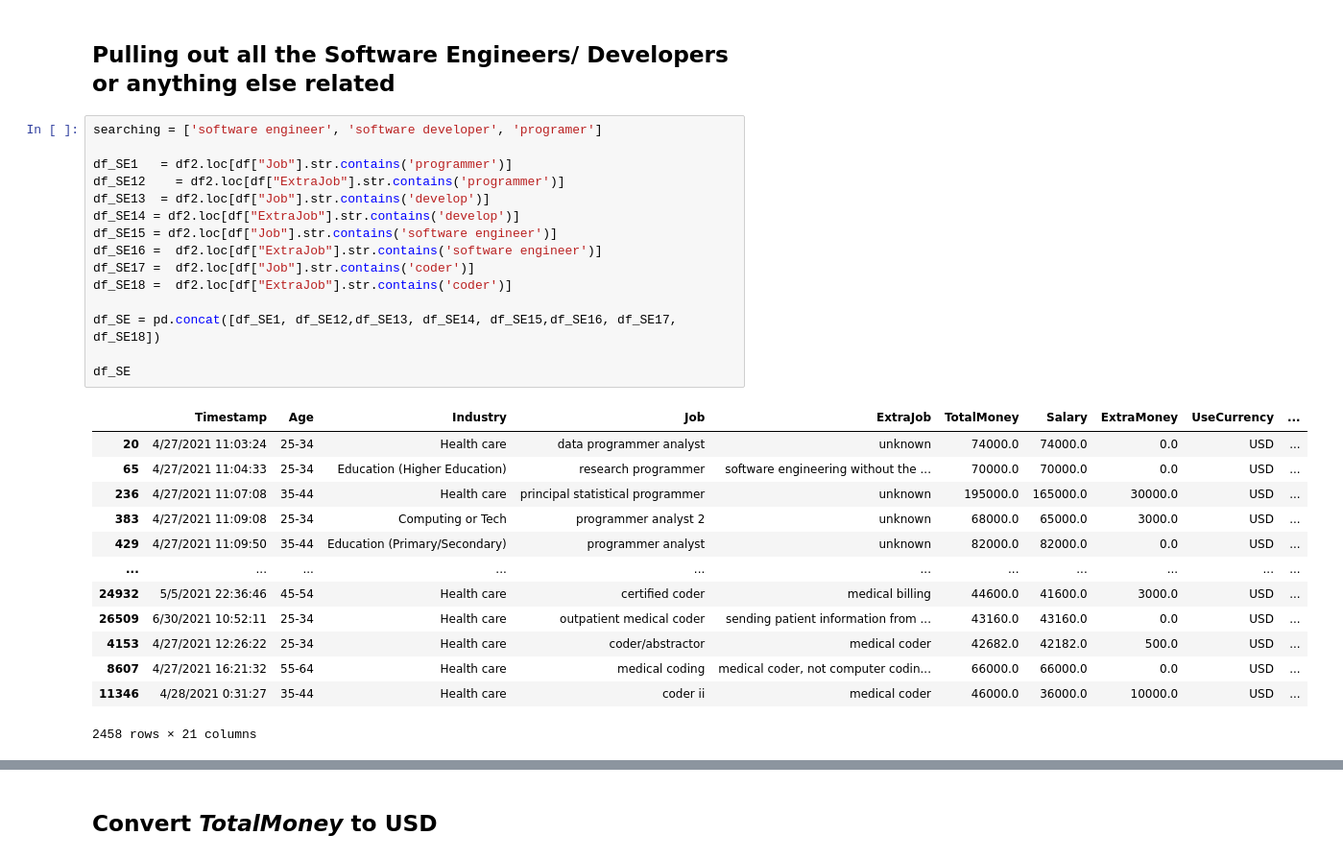
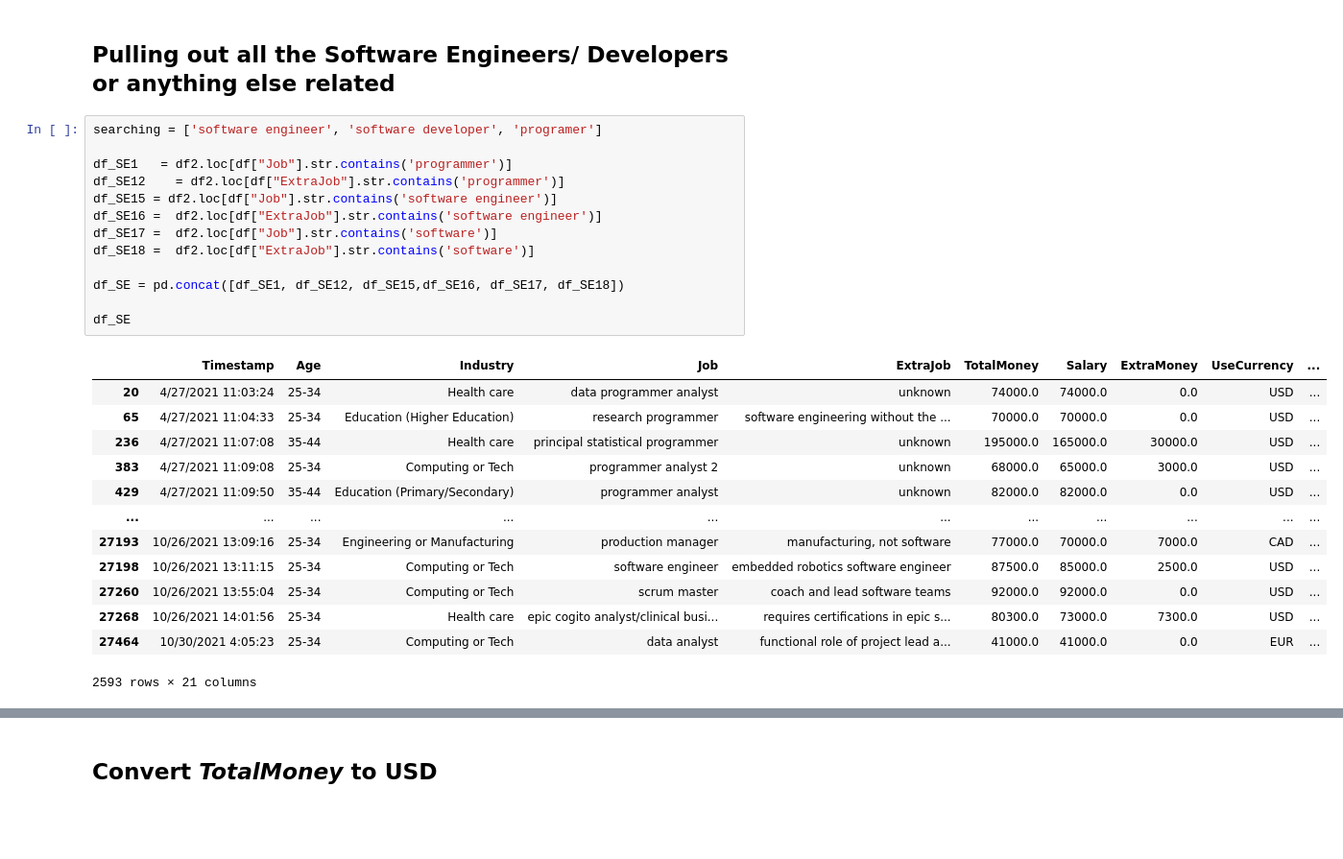
Before and after one commit to amberglie/Portfolio, a Jupyter notebook: Data301:Project1/Project1_0.ipynb, the cells around one changed output, grey strips where cells are left out. Shown at 96% size. Drawn from its saved outputs; the diff is of its cells as text; blank space fills up the shorter version.

```diff
--- a/Data301:Project1/Project1_0.ipynb
+++ b/Data301:Project1/Project1_0.ipynb
@@ -327,29 +309,27 @@ Now we can continue with a known Currency for each row
 # %%
 searching = ['software engineer', 'software developer', 'programer']
 
 df_SE1   = df2.loc[df["Job"].str.contains('programmer')]
 df_SE12    = df2.loc[df["ExtraJob"].str.contains('programmer')]
-df_SE13  = df2.loc[df["Job"].str.contains('develop')]
-df_SE14 = df2.loc[df["ExtraJob"].str.contains('develop')]
 df_SE15 = df2.loc[df["Job"].str.contains('software engineer')]
 df_SE16 =  df2.loc[df["ExtraJob"].str.contains('software engineer')]
-df_SE17 =  df2.loc[df["Job"].str.contains('coder')]
-df_SE18 =  df2.loc[df["ExtraJob"].str.contains('coder')]
+df_SE17 =  df2.loc[df["Job"].str.contains('software')]
+df_SE18 =  df2.loc[df["ExtraJob"].str.contains('software')]
 
-df_SE = pd.concat([df_SE1, df_SE12,df_SE13, df_SE14, df_SE15,df_SE16, df_SE17, df_SE18])
+df_SE = pd.concat([df_SE1, df_SE12, df_SE15,df_SE16, df_SE17, df_SE18])
 
 df_SE
 # %% [output]
 |  | Timestamp | Age | Industry | Job | ExtraJob | TotalMoney | Salary | ExtraMoney | UseCurrency | ... |
 | 20 | 4/27/2021 11:03:24 | 25-34 | Health care | data programmer analyst | unknown | 74000.0 | 74000.0 | 0.0 | USD | ... |
 | 65 | 4/27/2021 11:04:33 | 25-34 | Education (Higher Education) | research programmer | software engineering without the ... | 70000.0 | 70000.0 | 0.0 | USD | ... |
 | 236 | 4/27/2021 11:07:08 | 35-44 | Health care | principal statistical programmer | unknown | 195000.0 | 165000.0 | 30000.0 | USD | ... |
 | 383 | 4/27/2021 11:09:08 | 25-34 | Computing or Tech | programmer analyst 2 | unknown | 68000.0 | 65000.0 | 3000.0 | USD | ... |
 | 429 | 4/27/2021 11:09:50 | 35-44 | Education (Primary/Secondary) | programmer analyst | unknown | 82000.0 | 82000.0 | 0.0 | USD | ... |
 | ... | ... | ... | ... | ... | ... | ... | ... | ... | ... | ... |
-| 24932 | 5/5/2021 22:36:46 | 45-54 | Health care | certified coder | medical billing | 44600.0 | 41600.0 | 3000.0 | USD | ... |
-| 26509 | 6/30/2021 10:52:11 | 25-34 | Health care | outpatient medical coder | sending patient information from ... | 43160.0 | 43160.0 | 0.0 | USD | ... |
-| 4153 | 4/27/2021 12:26:22 | 25-34 | Health care | coder/abstractor | medical coder | 42682.0 | 42182.0 | 500.0 | USD | ... |
-| 8607 | 4/27/2021 16:21:32 | 55-64 | Health care | medical coding | medical coder, not computer codin... | 66000.0 | 66000.0 | 0.0 | USD | ... |
-| 11346 | 4/28/2021 0:31:27 | 35-44 | Health care | coder ii | medical coder | 46000.0 | 36000.0 | 10000.0 | USD | ... |
+| 27193 | 10/26/2021 13:09:16 | 25-34 | Engineering or Manufacturing | production manager | manufacturing, not software | 77000.0 | 70000.0 | 7000.0 | CAD | ... |
+| 27198 | 10/26/2021 13:11:15 | 25-34 | Computing or Tech | software engineer | embedded robotics software engineer | 87500.0 | 85000.0 | 2500.0 | USD | ... |
+| 27260 | 10/26/2021 13:55:04 | 25-34 | Computing or Tech | scrum master | coach and lead software teams | 92000.0 | 92000.0 | 0.0 | USD | ... |
+| 27268 | 10/26/2021 14:01:56 | 25-34 | Health care | epic cogito analyst/clinical busi... | requires certifications in epic s... | 80300.0 | 73000.0 | 7300.0 | USD | ... |
+| 27464 | 10/30/2021 4:05:23 | 25-34 | Computing or Tech | data analyst | functional role of project lead a... | 41000.0 | 41000.0 | 0.0 | EUR | ... |
-2458 rows × 21 columns
+2593 rows × 21 columns
```
Also changed, not shown: parts of 22 cells of this notebook.
